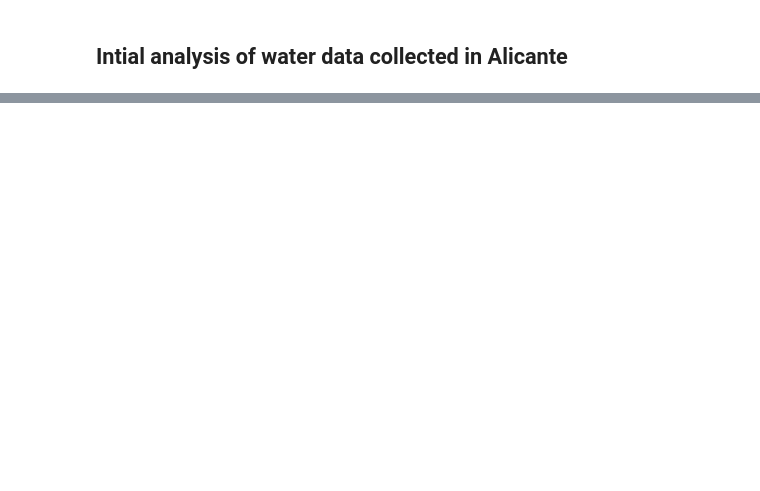
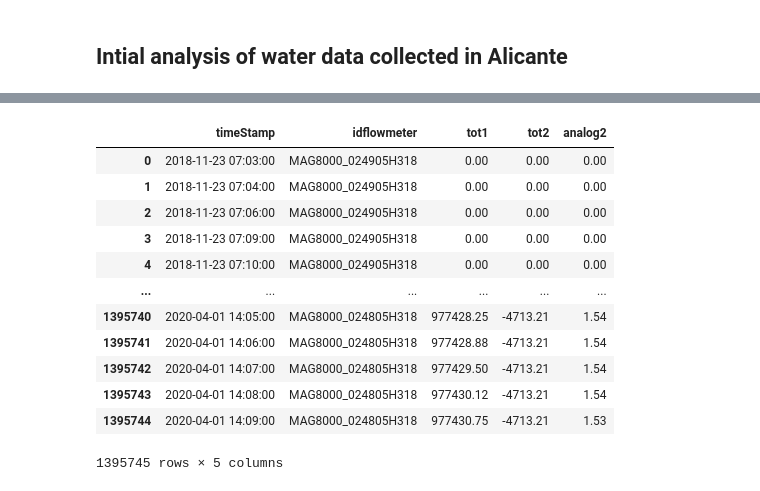
Before and after one commit to Zan-23/IJS_water_loss, a Jupyter notebook: notebooks/Alicante data analysis.ipynb, the cells around one changed output, grey strips where cells are left out. Drawn from its saved outputs; the diff is of its cells as text; code cells hidden in the pictures; blank space fills up the shorter version.

```diff
--- a/notebooks/Alicante data analysis.ipynb
+++ b/notebooks/Alicante data analysis.ipynb
@@ -84,2 +117,20 @@ instance.plot_two_columns("CA009-52", "Data-1(Sensor1)")
 # %%
 # instance.interactive_two_columns_plot("CA009-52", "Data-1(Sensor1)")
+# %%
+instance_2 = water_monitoring.WaterMonitoringInstance()
+instance_2.read_data("../data/water_loss_data_set_1.json", "json")
+instance_2.get_data_frame()
+# %% [output]
+|  | timeStamp | idflowmeter | tot1 | tot2 | analog2 |
+| 0 | 2018-11-23 07:03:00 | MAG8000_024905H318 | 0.00 | 0.00 | 0.00 |
+| 1 | 2018-11-23 07:04:00 | MAG8000_024905H318 | 0.00 | 0.00 | 0.00 |
+| 2 | 2018-11-23 07:06:00 | MAG8000_024905H318 | 0.00 | 0.00 | 0.00 |
+| 3 | 2018-11-23 07:09:00 | MAG8000_024905H318 | 0.00 | 0.00 | 0.00 |
+| 4 | 2018-11-23 07:10:00 | MAG8000_024905H318 | 0.00 | 0.00 | 0.00 |
+| ... | ... | ... | ... | ... | ... |
+| 1395740 | 2020-04-01 14:05:00 | MAG8000_024805H318 | 977428.25 | -4713.21 | 1.54 |
+| 1395741 | 2020-04-01 14:06:00 | MAG8000_024805H318 | 977428.88 | -4713.21 | 1.54 |
+| 1395742 | 2020-04-01 14:07:00 | MAG8000_024805H318 | 977429.50 | -4713.21 | 1.54 |
+| 1395743 | 2020-04-01 14:08:00 | MAG8000_024805H318 | 977430.12 | -4713.21 | 1.54 |
+| 1395744 | 2020-04-01 14:09:00 | MAG8000_024805H318 | 977430.75 | -4713.21 | 1.53 |
+1395745 rows × 5 columns
```
Also changed, not shown: parts of 9 cells of this notebook, 1 other file.
